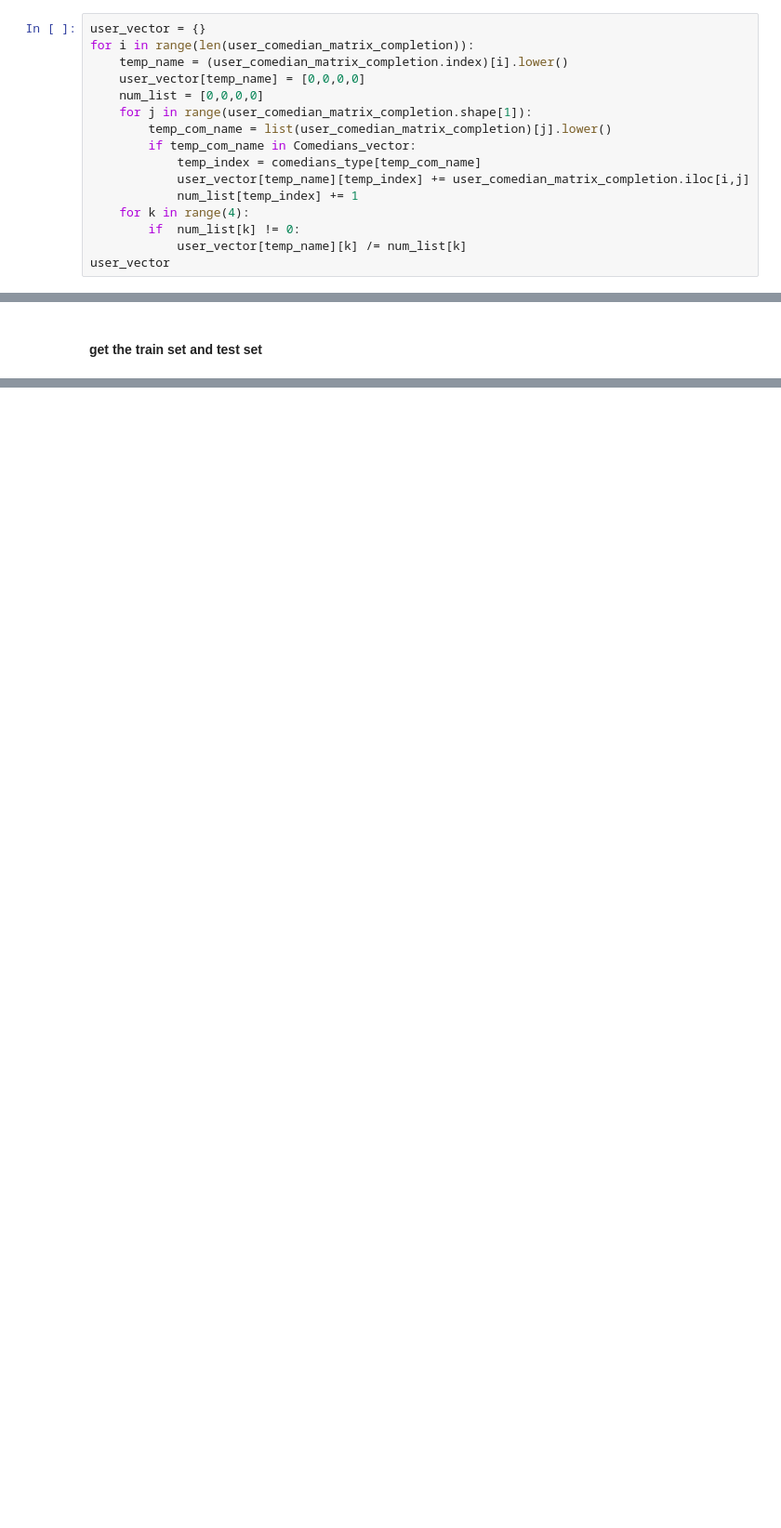
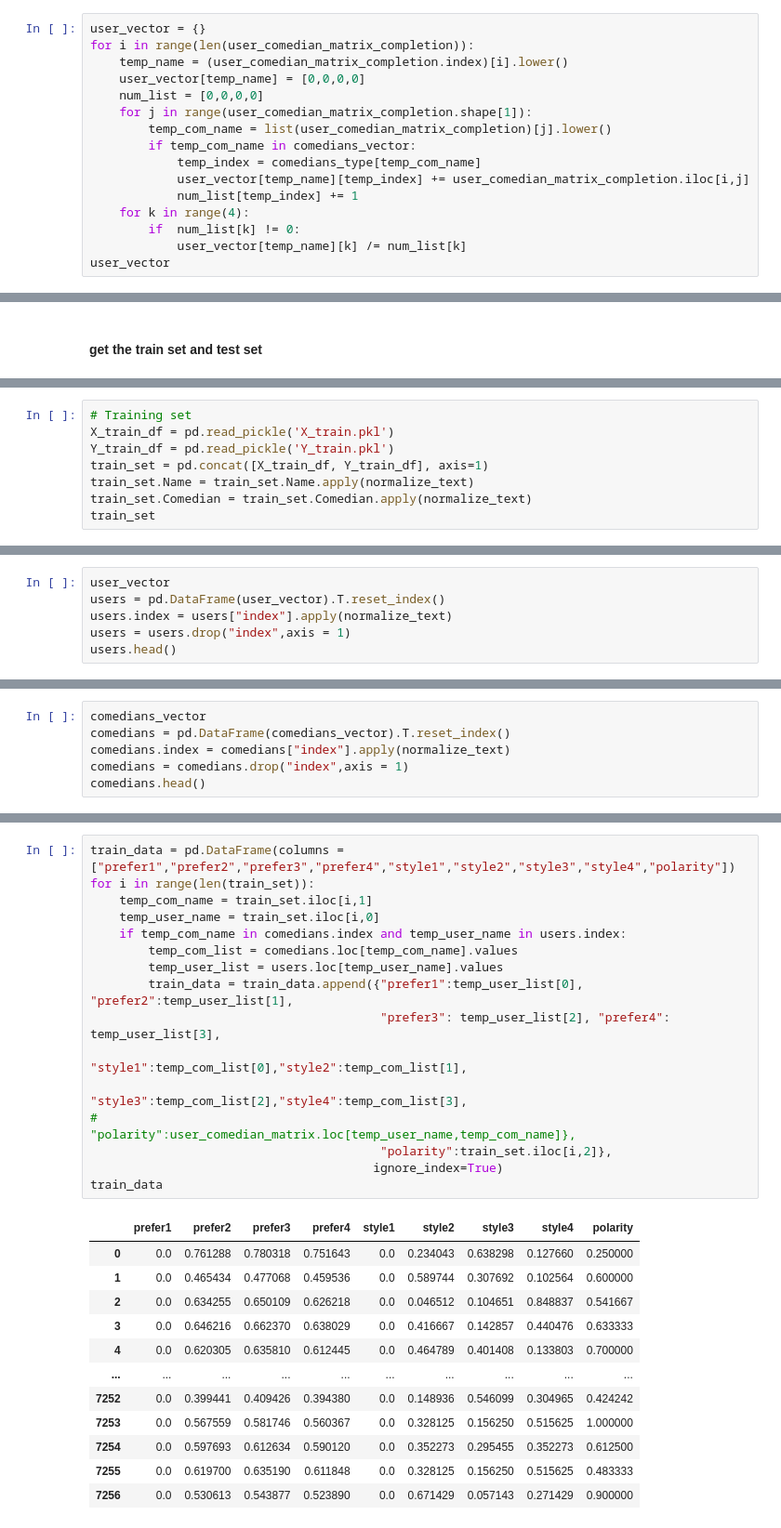
Before and after one commit to k11tqa25/nlp_based_recommender, a Jupyter notebook: basic_ML_model.ipynb, the cells around one changed output, grey strips where cells are left out. Shown at 93% size. Cells and saved outputs as stored; diff of their text form; blank space fills up the shorter version.

```diff
--- a/basic_ML_model.ipynb
+++ b/basic_ML_model.ipynb
@@ -114,7 +143,7 @@ for i in range(len(user_comedian_matrix_completion)):
     num_list = [0,0,0,0]
     for j in range(user_comedian_matrix_completion.shape[1]):
         temp_com_name = list(user_comedian_matrix_completion)[j].lower()
-        if temp_com_name in Comedians_vector:
+        if temp_com_name in comedians_vector:
             temp_index = comedians_type[temp_com_name]
             user_vector[temp_name][temp_index] += user_comedian_matrix_completion.iloc[i,j]
             num_list[temp_index] += 1
@@ -306,0 +194,8 @@ score: 0.8625
+# %%
+# Training set
+X_train_df = pd.read_pickle('X_train.pkl')
+Y_train_df = pd.read_pickle('Y_train.pkl')
+train_set = pd.concat([X_train_df, Y_train_df], axis=1)
+train_set.Name = train_set.Name.apply(normalize_text)
+train_set.Comedian = train_set.Comedian.apply(normalize_text)
+train_set
@@ -306,0 +238,6 @@ score: 0.8625
+# %%
+user_vector
+users = pd.DataFrame(user_vector).T.reset_index()
+users.index = users["index"].apply(normalize_text)
+users = users.drop("index",axis = 1)
+users.head()
@@ -306,0 +252,6 @@ score: 0.8625
+# %%
+comedians_vector
+comedians = pd.DataFrame(comedians_vector).T.reset_index()
+comedians.index = comedians["index"].apply(normalize_text)
+comedians = comedians.drop("index",axis = 1)
+comedians.head()
@@ -306,0 +266,29 @@ score: 0.8625
+# %%
+train_data = pd.DataFrame(columns = ["prefer1","prefer2","prefer3","prefer4","style1","style2","style3","style4","polarity"])
+for i in range(len(train_set)):
+    temp_com_name = train_set.iloc[i,1]
+    temp_user_name = train_set.iloc[i,0]
+    if temp_com_name in comedians.index and temp_user_name in users.index:
+        temp_com_list = comedians.loc[temp_com_name].values
+        temp_user_list = users.loc[temp_user_name].values
+        train_data = train_data.append({"prefer1":temp_user_list[0], "prefer2":temp_user_list[1],
+                                        "prefer3": temp_user_list[2], "prefer4": temp_user_list[3],
+                                        "style1":temp_com_list[0],"style2":temp_com_list[1],
+                                        "style3":temp_com_list[2],"style4":temp_com_list[3],
+#                                         "polarity":user_comedian_matrix.loc[temp_user_name,temp_com_name]},
+                                        "polarity":train_set.iloc[i,2]},
+                                       ignore_index=True)
+train_data
+# %% [output]
+|  | prefer1 | prefer2 | prefer3 | prefer4 | style1 | style2 | style3 | style4 | polarity |
+| 0 | 0.0 | 0.761288 | 0.780318 | 0.751643 | 0.0 | 0.234043 | 0.638298 | 0.127660 | 0.250000 |
+| 1 | 0.0 | 0.465434 | 0.477068 | 0.459536 | 0.0 | 0.589744 | 0.307692 | 0.102564 | 0.600000 |
+| 2 | 0.0 | 0.634255 | 0.650109 | 0.626218 | 0.0 | 0.046512 | 0.104651 | 0.848837 | 0.541667 |
+| 3 | 0.0 | 0.646216 | 0.662370 | 0.638029 | 0.0 | 0.416667 | 0.142857 | 0.440476 | 0.633333 |
+| 4 | 0.0 | 0.620305 | 0.635810 | 0.612445 | 0.0 | 0.464789 | 0.401408 | 0.133803 | 0.700000 |
+| ... | ... | ... | ... | ... | ... | ... | ... | ... | ... |
+| 7252 | 0.0 | 0.399441 | 0.409426 | 0.394380 | 0.0 | 0.148936 | 0.546099 | 0.304965 | 0.424242 |
+| 7253 | 0.0 | 0.567559 | 0.581746 | 0.560367 | 0.0 | 0.328125 | 0.156250 | 0.515625 | 1.000000 |
+| 7254 | 0.0 | 0.597693 | 0.612634 | 0.590120 | 0.0 | 0.352273 | 0.295455 | 0.352273 | 0.612500 |
+| 7255 | 0.0 | 0.619700 | 0.635190 | 0.611848 | 0.0 | 0.328125 | 0.156250 | 0.515625 | 0.483333 |
+| 7256 | 0.0 | 0.530613 | 0.543877 | 0.523890 | 0.0 | 0.671429 | 0.057143 | 0.271429 | 0.900000 |
```
Also changed, not shown: parts of 63 cells of this notebook.
